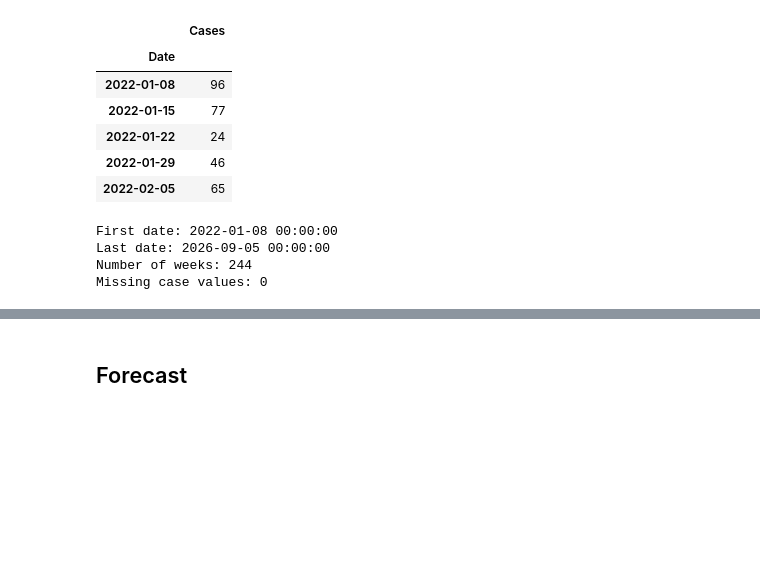
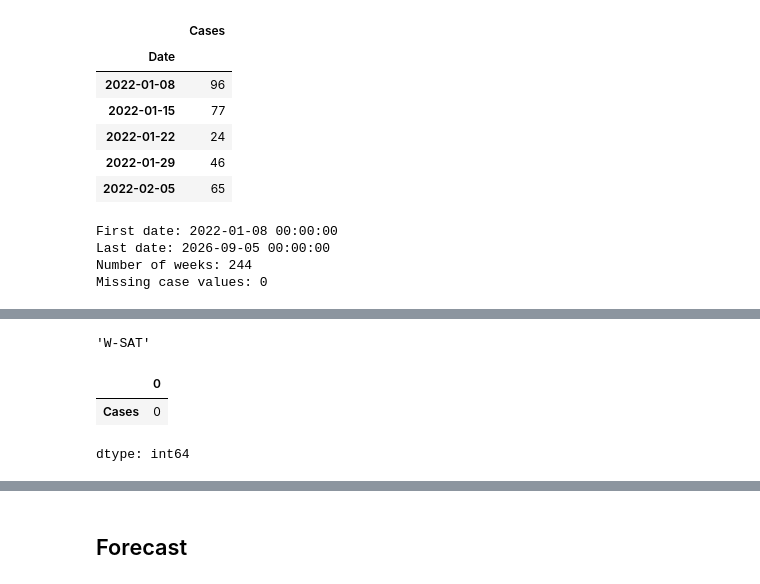
Before and after one commit to Husam-Sawalha/salmonellosis-forecasting-analysis, a Jupyter notebook: notebooks/03_salmonellosis_forecasting.ipynb, the cells around one changed output, grey strips where cells are left out. Saved outputs shown, nothing was run; the diff lists cells and outputs as text; code cells hidden in the pictures; blank space fills up the shorter version.

```diff
--- a/notebooks/03_salmonellosis_forecasting.ipynb
+++ b/notebooks/03_salmonellosis_forecasting.ipynb
@@ -227,0 +239,11 @@ Missing case values: 0
+# %%
+pd.infer_freq(weekly_cases.index)
+# %% [output]
+'W-SAT'
+# %%
+weekly_cases = weekly_cases.asfreq("W-SAT")
+weekly_cases.isna().sum()
+# %% [output]
+|  | 0 |
+| Cases | 0 |
+dtype: int64
```
Also changed, not shown: parts of 3 cells of this notebook.
